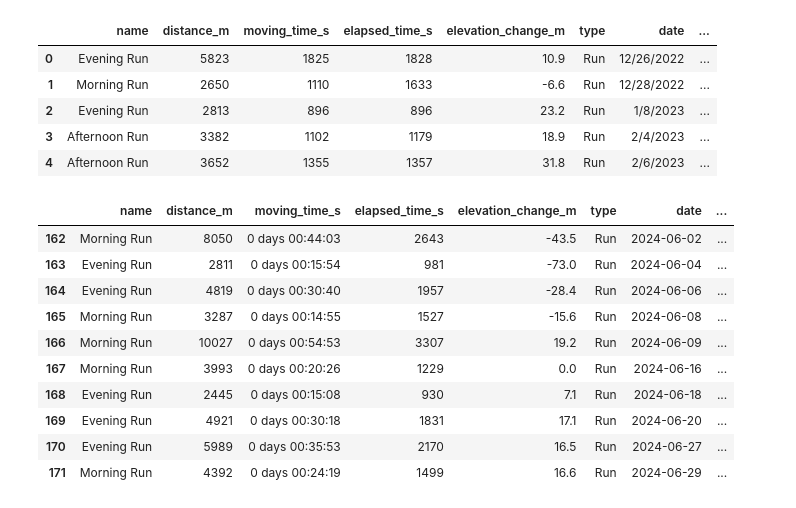
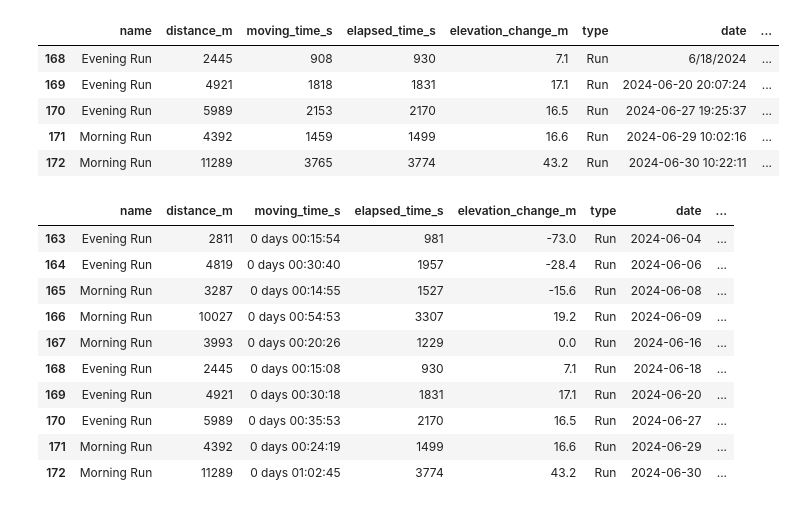
Before and after one commit to CodyT21/running_data, a Jupyter notebook: data_cleaning.ipynb, the cells around one changed output. Saved outputs shown, nothing was run; the diff lists cells and outputs as text; code cells hidden in the pictures.

```diff
--- a/data_cleaning.ipynb
+++ b/data_cleaning.ipynb
@@ -8,23 +8,22 @@ pd.set_option('display.max_columns', None)
 # %%
 link = 'https://docs.google.com/spreadsheets/d/e/2PACX-1vTk6t3NoeAIDC82RnfQO9As7eyuvVRx-Y8uwHoeJqefuXNvMhiyFdD0TizGwu1ktsnOeWGm9J0LahpR/pub?output=csv'
 strava_data = pd.read_csv(link, header=0)
 runs_df = strava_data.loc[strava_data['type'] == 'Run']
-runs_df.head()
+runs_df.tail()
 # %% [output]
 |  | name | distance_m | moving_time_s | elapsed_time_s | elevation_change_m | type | date | ... |
-| 0 | Evening Run | 5823 | 1825 | 1828 | 10.9 | Run | 12/26/2022 | ... |
-| 1 | Morning Run | 2650 | 1110 | 1633 | -6.6 | Run | 12/28/2022 | ... |
-| 2 | Evening Run | 2813 | 896 | 896 | 23.2 | Run | 1/8/2023 | ... |
-| 3 | Afternoon Run | 3382 | 1102 | 1179 | 18.9 | Run | 2/4/2023 | ... |
-| 4 | Afternoon Run | 3652 | 1355 | 1357 | 31.8 | Run | 2/6/2023 | ... |
+| 168 | Evening Run | 2445 | 908 | 930 | 7.1 | Run | 6/18/2024 | ... |
+| 169 | Evening Run | 4921 | 1818 | 1831 | 17.1 | Run | 2024-06-20 20:07:24 | ... |
+| 170 | Evening Run | 5989 | 2153 | 2170 | 16.5 | Run | 2024-06-27 19:25:37 | ... |
+| 171 | Morning Run | 4392 | 1459 | 1499 | 16.6 | Run | 2024-06-29 10:02:16 | ... |
+| 172 | Morning Run | 11289 | 3765 | 3774 | 43.2 | Run | 2024-06-30 10:22:11 | ... |
 # %%
-runs_df['date'] = pd.to_datetime(runs_df['date'], format='mixed').dt.date
+runs_df['date'] = pd.to_datetime(runs_df['date'], format='mixed')
 runs_df['moving_time_s'] = pd.to_timedelta(runs_df['moving_time_s'], unit='s')
 runs_df['pace_per_mile'] = runs_df['moving_time_s'] / runs_df['distance_mi']
 runs_df.sort_values(by=['date']).tail(10)
 # %% [output]
 |  | name | distance_m | moving_time_s | elapsed_time_s | elevation_change_m | type | date | ... |
-| 162 | Morning Run | 8050 | 0 days 00:44:03 | 2643 | -43.5 | Run | 2024-06-02 | ... |
 | 163 | Evening Run | 2811 | 0 days 00:15:54 | 981 | -73.0 | Run | 2024-06-04 | ... |
 | 164 | Evening Run | 4819 | 0 days 00:30:40 | 1957 | -28.4 | Run | 2024-06-06 | ... |
 | 165 | Morning Run | 3287 | 0 days 00:14:55 | 1527 | -15.6 | Run | 2024-06-08 | ... |
@@ -34,6 +33,7 @@ runs_df.sort_values(by=['date']).tail(10)
 | 169 | Evening Run | 4921 | 0 days 00:30:18 | 1831 | 17.1 | Run | 2024-06-20 | ... |
 | 170 | Evening Run | 5989 | 0 days 00:35:53 | 2170 | 16.5 | Run | 2024-06-27 | ... |
 | 171 | Morning Run | 4392 | 0 days 00:24:19 | 1499 | 16.6 | Run | 2024-06-29 | ... |
+| 172 | Morning Run | 11289 | 0 days 01:02:45 | 3774 | 43.2 | Run | 2024-06-30 | ... |
 # %%
 runs_df.isna().sum()
 # %% [output]
```
Also changed, not shown: parts of 1 cell of this notebook, 1 other file.
